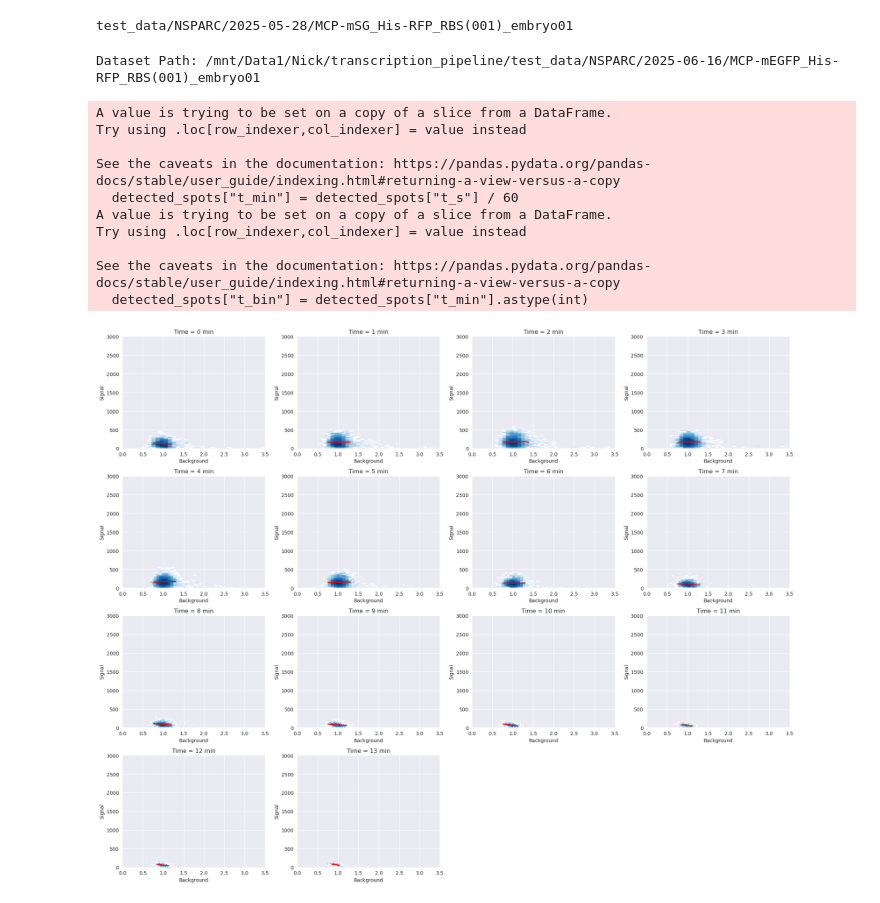
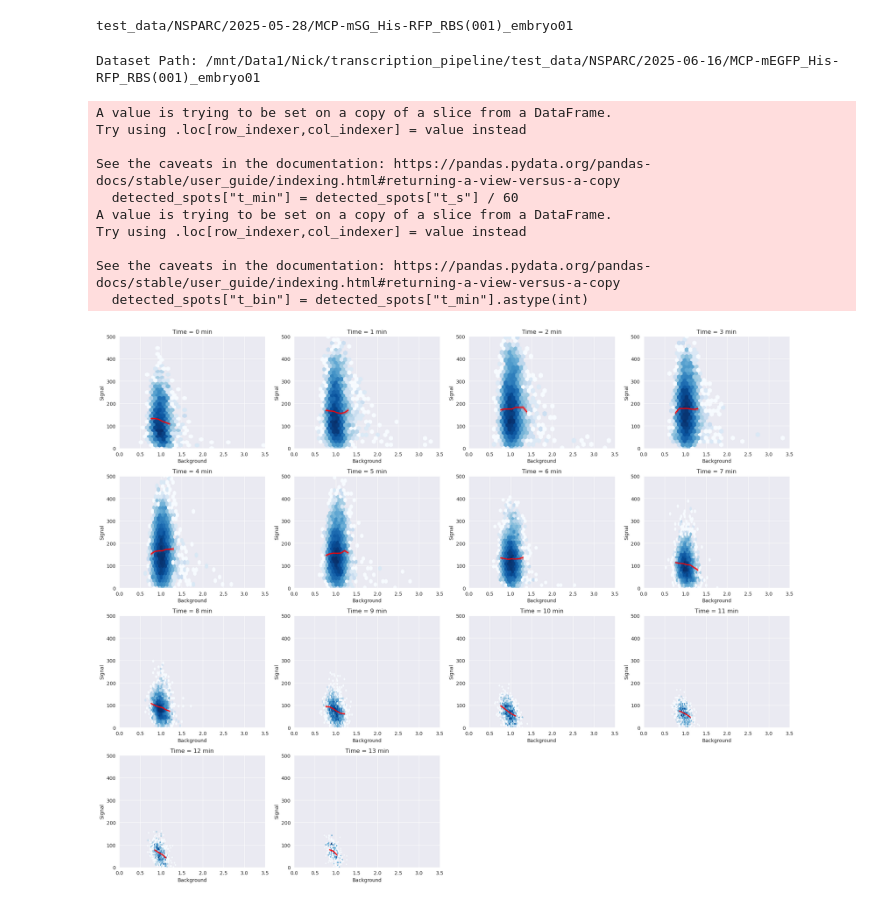
Before and after one commit to GarciaLab/transcription_pipeline, a Jupyter notebook: runtSynthetics/signal_background.ipynb, the cells around one changed output. Drawn from its saved outputs; the diff is of its cells as text; code cells hidden in the pictures.

```diff
--- a/runtSynthetics/signal_background.ipynb
+++ b/runtSynthetics/signal_background.ipynb
@@ -98,7 +98,7 @@ for i, (minute, group) in enumerate(grouped):
                     np.array(mean_signal) + np.array(std_signal),
                     color='red', alpha=0.2)
     ax.set_xlim(0, 3.5)
-    ax.set_ylim(0,3000)
+    ax.set_ylim(0,500)
     ax.set_title(f'Time = {minute} min')
     ax.set_xlabel('Background')
     ax.set_ylabel('Signal')
@@ -151,34 +151,34 @@ lines1, labels1 = ax1.get_legend_handles_labels()
 lines2, labels2 = ax2.get_legend_handles_labels()
 ax1.legend(lines1 + lines2, labels1 + labels2, loc='upper right')
 
 # Title
 ax1.set_title('Mean Background, Signal, and Signal-to-Background Ratio Over Time')
 
 # --- Bottom plot: Ratio ---
 ax_bot.errorbar(ratio.index, ratio, yerr=sem_ratio,
                 fmt='^-', color='blue', ecolor='lightblue', capsize=3, label='Signal/Background ± SEM')
 ax_bot.set_xlabel('Time (minutes)')
 ax_bot.set_ylabel('Signal / Background Ratio', color='blue')
 ax_bot.tick_params(axis='y', labelcolor='blue')
 ax_bot.grid(True)
 ax_bot.legend(loc='upper right')
 
 # Final layout
 fig.tight_layout()
 plt.show()
 # %% [output]
 Dataset Path: /mnt/Data1/Nick/transcription_pipeline/test_data/NSPARC/2025-06-16/MCP-mEGFP_His-RFP_RBS(001)_embryo01
 A value is trying to be set on a copy of a slice from a DataFrame.
 Try using .loc[row_indexer,col_indexer] = value instead
 
 See the caveats in the documentation: https://pandas.pydata.org/pandas-docs/stable/user_guide/indexing.html#returning-a-view-versus-a-copy
   detected_spots["t_min"] = detected_spots["t_s"] / 60
 A value is trying to be set on a copy of a slice from a DataFrame.
 Try using .loc[row_indexer,col_indexer] = value instead
 
 See the caveats in the documentation: https://pandas.pydata.org/pandas-docs/stable/user_guide/indexing.html#returning-a-view-versus-a-copy
   detected_spots["t_bin"] = detected_spots["t_min"].astype(int)
-[figure, old version]
+[figure, new version]
 [figure]
 # %%
 detected_spots
```
Also changed, not shown: parts of 2 cells of this notebook, 6 other files.
